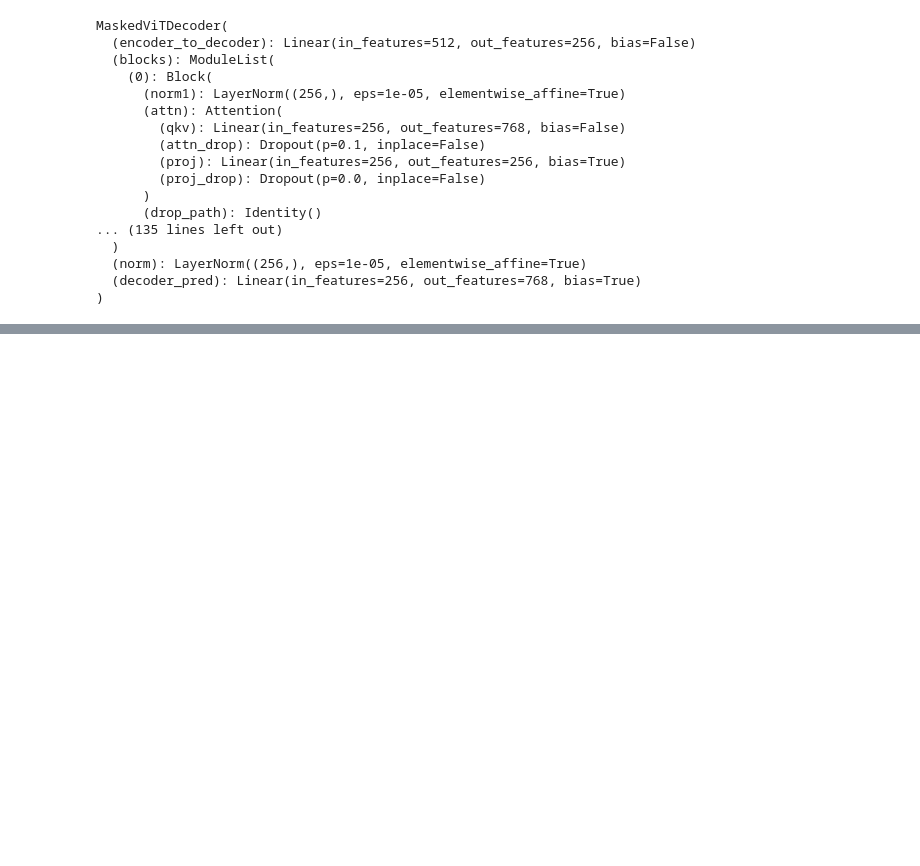
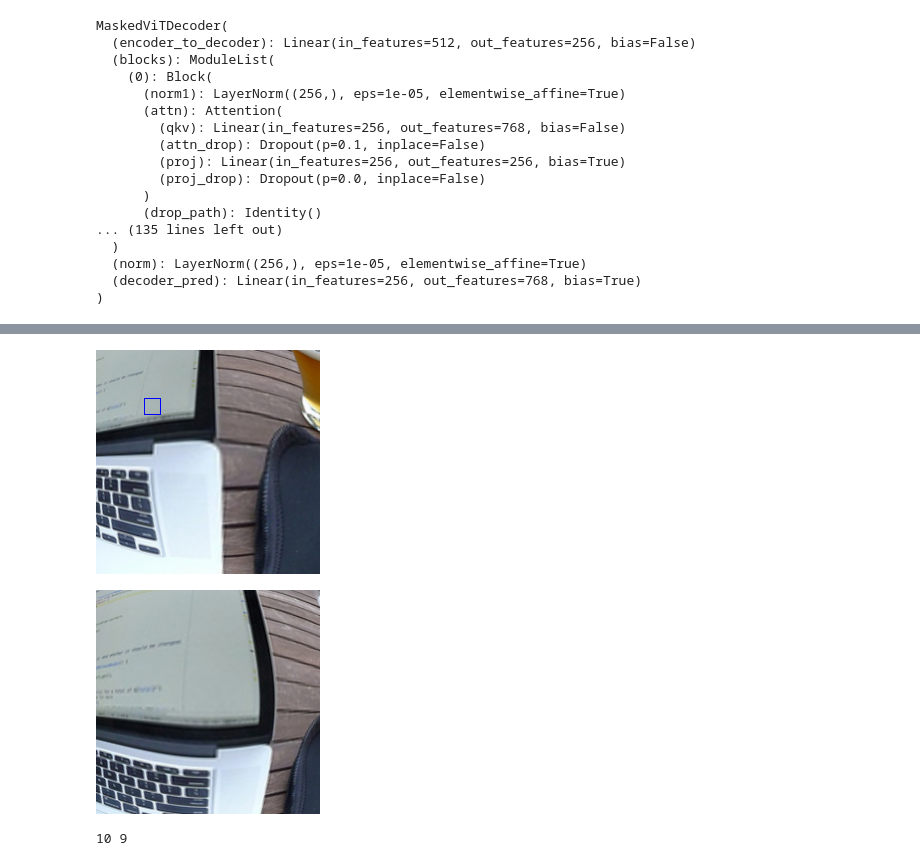
Before and after one commit to KnightAlice/VisualSearch, a Jupyter notebook: shiftformer_advanced_trainer.ipynb, the cells around one changed output, grey strips where cells are left out. Cells and saved outputs as stored; diff of their text form; code cells hidden in the pictures; blank space fills up the shorter version.

Commit message:
update fovea mapping from vision to action

```diff
--- a/shiftformer_advanced_trainer.ipynb
+++ b/shiftformer_advanced_trainer.ipynb
@@ -25,7 +27,18 @@ def read_yaml_config(file_path):
         config = yaml.safe_load(file)
     return config
 
-config = read_yaml_config('./mae_log/shift_test/config_r.yaml')
+config = read_yaml_config('config_shift.yaml')
+
+def Transpose(img):
+    img=torch.clip(img,0.0,1.0)
+    test_img=functional.to_pil_image(img)
+
+    return test_img
+
+def draw_focus(img, x, y, patch_size):
+    imdraw = ImageDraw.Draw(img)
+    imdraw.rectangle((y,x,y+patch_size,x+patch_size), outline="blue")
+    return img
 # %%
 dataset_root="COCOSearch18"
 with open(os.path.join(dataset_root,
@@ -87,4 +100,4 @@ optimizer = optim.Adam(param_dict, lr=0.00005) #0.0001 for normal training, 0.00
 
 loss_fn=nn.CrossEntropyLoss()
 
-dataloader, memo = get_miniImageNetDataLoader(batch_size=4, img_size=224, shuffle=True)
+#dataloader, memo = get_miniImageNetDataLoader(batch_size=4, img_size=224, shuffle=True)
@@ -94,5 +104,10 @@ Data Loaded.
+# %%
+env=StaticImgEnv(env_args=config['Environment'])
 # %%
 mask_ratio = 0.0
+max_traj_length = 15
+act_patch=config['Environment']['radius']*2//config['Environment']['grid_size']
+print(act_patch)
 
 log_iter_freq = 50
 imagine_freq = 2
@@ -103,9 +118,62 @@ log = []
 
 for epoch in range(num_epoch):
 
-    #visual
+    for idx, (img, target_id, fixations, correct, bbox) in enumerate(training_loader):
 
-    for idx, (img, target_id, fixations, correct, bbox) in enumerate(training_loader):
+        batch_size = img.shape[0]
+        #consistent with rl_rssm
+        env.set_data(img,target_id, bbox) #bbox->target bbox [x,y,w,h]
+
+        while env.step_id < max_traj_length-1:
+            obs = env.observe()
+            obs_before = Transpose(obs[0])
+
+            #random step
+            act_batch = torch.randint(0, config['Environment']['grid_size']**2, (batch_size,)).to(device)
+            x=act_batch[0]//config['Environment']['grid_size']
+            y=act_batch[0]%config['Environment']['grid_size']
+            print(x.item(),y.item())
+            display(draw_focus(obs_before,x*act_patch,y*act_patch,act_patch))
+            obs, *_ = env.step(act_batch) #act_batch should shaped as [batch_size] scalars, and equals to x*grid_size + y
+            display(Transpose(obs[0]))
+
+        raise ValueError
+
+        trajs=[]
+        while env.step_id < max_traj_length-1:
+
+            act_batch, log_prob, value, prob, epi_value = select_action((obs, env.target_id),
+                                                    policy,
+                                                    sample_action=True,
+                                                    action_mask=None)#not implemented
+            new_obs,reward,_,_,status=env.step(act_batch)
+            epi_values.append(epi_value)
+            actions.append(act_batch)
+            rewards.append(reward)
+            values.append(value)
+            log_probs.append(log_prob)
+            states.append(new_obs)
+            #status.append which I dont know what should status be
+
+            #batch-process so I guess there no need to specify batch idx
+            trajs={
+                    'actions':torch.stack(actions),#[steps,batch]
+                    'rewards':torch.stack(rewards),#[steps,batch]
+                    'values':torch.stack(values),#[steps,batch]
+                    'status':status.T[1:],#[steps,batch] truncate 1 empty step
+                    'log_probs':torch.stack(log_probs),
+                    'states':torch.stack(states),
+                    'target_id':env.target_id, #[batch,]
+                    'epi_values':torch.stack(epi_values)
+            }
+
+        img=img.to(device)
+        encoded, batch_mask = mae_encoder.forward_encoder(img, mask_ratio)
+
+        #randomize action
+        xy = shift_block.generate_shift_cat(encoded)
+
+
     for n_iter, (img, target) in enumerate(dataloader):
         img=img.to(device)
         encoded, batch_mask = mae_encoder.forward_encoder(img, mask_ratio)
@@ -142,0 +212,3 @@ ValueError:
+[figure, added]
+[figure, added]
+10 9
```
Also changed, not shown: parts of 3 cells of this notebook, 6 other files.
